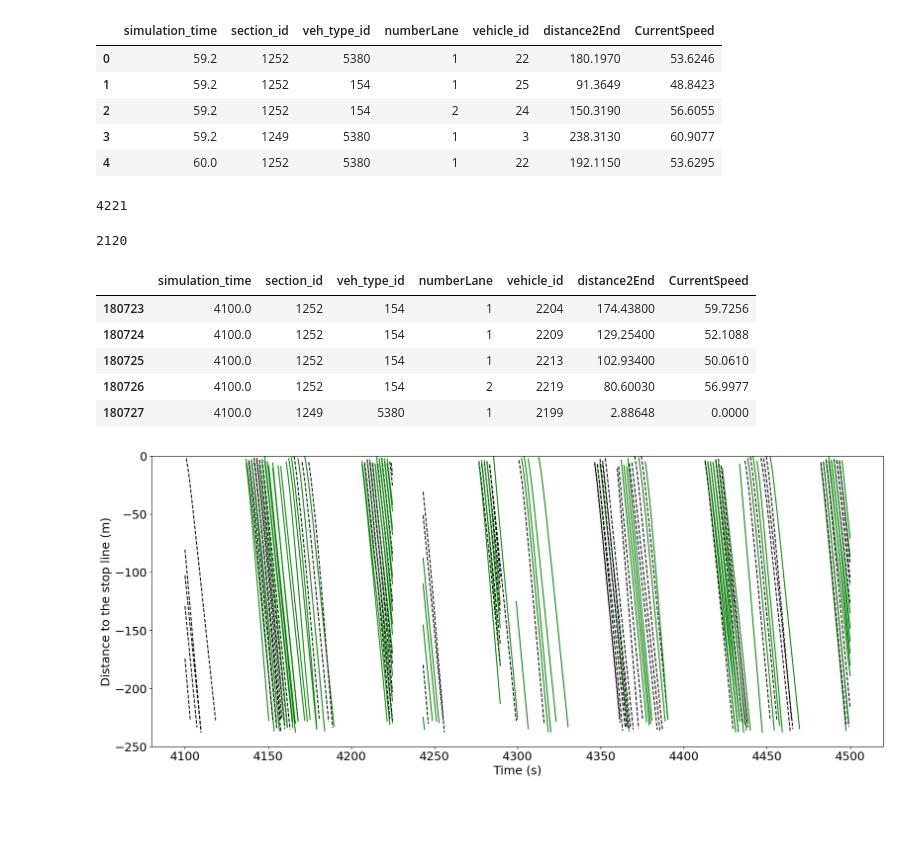
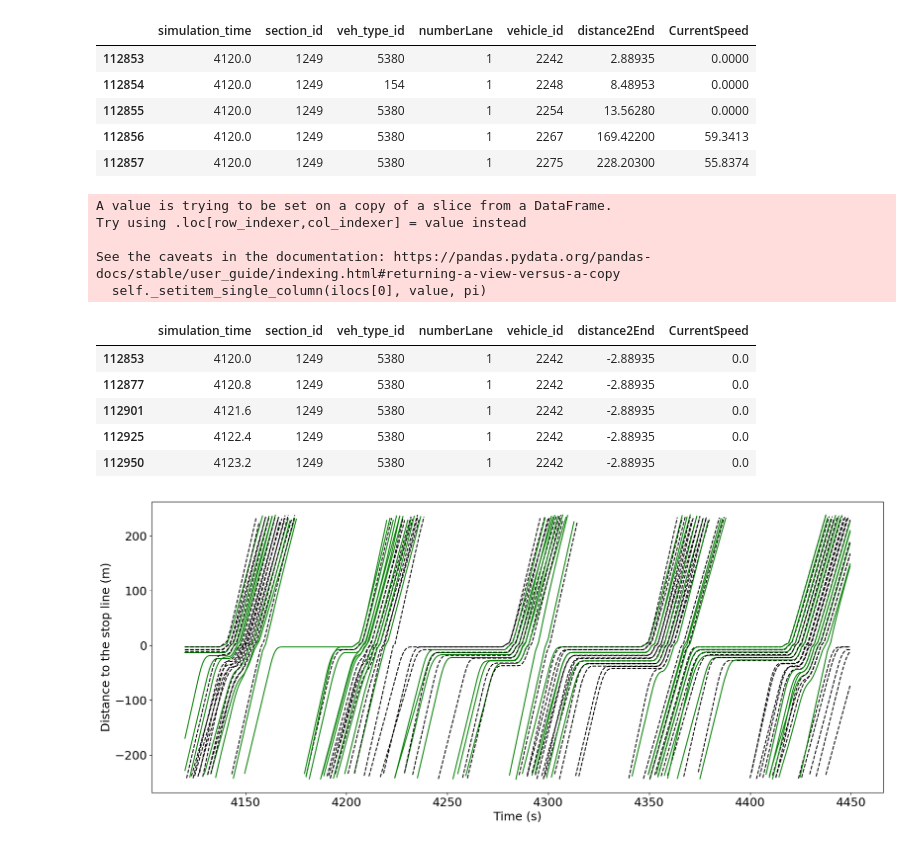
Before and after one commit to AlexWangVT/eco-driving_powertrain, a Jupyter notebook: original network/trajctory_plot.ipynb, the cells around one changed output. Cells and saved outputs as stored; diff of their text form; code cells hidden in the pictures; blank space fills up the shorter version.

Commit message:
successfully create no-control scenario and output the results of this scenario

```diff
--- a/original network/trajctory_plot.ipynb
+++ b/original network/trajctory_plot.ipynb
@@ -4,57 +4,63 @@ import numpy as np
 import matplotlib.pyplot as plt
 # %%
 trajectory_results = pd.read_csv('Eco_Traj.txt', delimiter='\t')
-trajectory_results.head()
+filter_trajctory_by_time = trajectory_results[trajectory_results['simulation_time'].between(4120, 4450)]
+vehicle_id = filter_trajctory_by_time.vehicle_id.unique()
+control_vehicle_id = 5380
+non_control_vehicle_id = 154
+section_dict = {'1249': [1252, 5325], '1272': [1270, 1784]}
+filter_trajctory_by_time.head()
 # %% [output]
 |  | simulation_time | section_id | veh_type_id | numberLane | vehicle_id | distance2End | CurrentSpeed |
-| 0 | 59.2 | 1252 | 5380 | 1 | 22 | 180.1970 | 53.6246 |
-| 1 | 59.2 | 1252 | 154 | 1 | 25 | 91.3649 | 48.8423 |
-| 2 | 59.2 | 1252 | 154 | 2 | 24 | 150.3190 | 56.6055 |
-| 3 | 59.2 | 1249 | 5380 | 1 | 3 | 238.3130 | 60.9077 |
-| 4 | 60.0 | 1252 | 5380 | 1 | 22 | 192.1150 | 53.6295 |
+| 112853 | 4120.0 | 1249 | 5380 | 1 | 2242 | 2.88935 | 0.0000 |
+| 112854 | 4120.0 | 1249 | 154 | 1 | 2248 | 8.48953 | 0.0000 |
+| 112855 | 4120.0 | 1249 | 5380 | 1 | 2254 | 13.56280 | 0.0000 |
+| 112856 | 4120.0 | 1249 | 5380 | 1 | 2267 | 169.42200 | 59.3413 |
+| 112857 | 4120.0 | 1249 | 5380 | 1 | 2275 | 228.20300 | 55.8374 |
-# %%
-trajectory_results.vehicle_id.nunique()
-# %% [output]
-4221
-# %%
-trajectory_results[trajectory_results.veh_type_id==154].vehicle_id.nunique()
-# %% [output]
-2120
-# %%
-filter_trajctory_by_time = trajectory_results[trajectory_results['simulation_time'].between(4100, 4500)]
-filter_trajctory_by_time.head()
-# %% [output]
-|  | simulation_time | section_id | veh_type_id | numberLane | vehicle_id | distance2End | CurrentSpeed |
-| 180723 | 4100.0 | 1252 | 154 | 1 | 2204 | 174.43800 | 59.7256 |
-| 180724 | 4100.0 | 1252 | 154 | 1 | 2209 | 129.25400 | 52.1088 |
-| 180725 | 4100.0 | 1252 | 154 | 1 | 2213 | 102.93400 | 50.0610 |
-| 180726 | 4100.0 | 1252 | 154 | 2 | 2219 | 80.60030 | 56.9977 |
-| 180727 | 4100.0 | 1249 | 5380 | 1 | 2199 | 2.88648 | 0.0000 |
+# %%
+for col_section, downstream_section in section_dict.items():
+        col_section = int(col_section)
+        filter_trajctory_by_time.loc[filter_trajctory_by_time['section_id']==col_section, 'distance2End'] *= -1
+# %% [output]
+A value is trying to be set on a copy of a slice from a DataFrame.
+Try using .loc[row_indexer,col_indexer] = value instead
+
+See the caveats in the documentation: https://pandas.pydata.org/pandas-docs/stable/user_guide/indexing.html#returning-a-view-versus-a-copy
+  self._setitem_single_column(ilocs[0], value, pi)
 # %%
-vehicle_id = filter_trajctory_by_time.vehicle_id.unique()
-control_vehicle_id = 5380
-non_control_vehicle_id = 154
-section_id = [1252]
+plot_sec_id = [1249, 1252]
+numlane = [1, 2, 3]
+reduced_trajectory = filter_trajctory_by_time[filter_trajctory_by_time.section_id.isin(plot_sec_id)]
+error_check = pd.DataFrame(columns=['simulation_time', 'section_id', 'veh_type_id', 'numberLane', 'vehicle_id', 'distance2End', 'CurrentSpeed'])
 
 plt.figure(figsize=(20,8))
+
 for veh_id in vehicle_id:
-    veh_id_df = filter_trajctory_by_time[filter_trajctory_by_time.vehicle_id == veh_id].sort_values('simulation_time')
-    veh_id_df = veh_id_df[veh_id_df['section_id'].isin(section_id)]
-    veh_id_df = veh_id_df[veh_id_df['numberLane'].isin([1,2])]
+    veh_id_df = reduced_trajectory[reduced_trajectory.vehicle_id == veh_id].sort_values('simulation_time')
 
-    # veh_id_trajectory = veh_id_df.CurrentSpeed
-    distance2End = veh_id_df['distance2End'] * -1
-    time = veh_id_df['simulation_time']
+    if veh_id_df['section_id'] not in np.array(plot_sec_id[0]): # do not plot trajectories for those which do not travel from the control section
+        continue
+
     if control_vehicle_id in veh_id_df['veh_type_id'].unique():
         color = 'g'
     else:
         color = 'k--'
 
-    plt.plot(time, distance2End, color)
-    plt.ylim((-250, 0))
+    veh_id_df = veh_id_df[veh_id_df['numberLane'].isin(numlane)]
+    error_check = error_check.append(veh_id_df)
+    time = veh_id_df['simulation_time']
+    plt.plot(time, veh_id_df['distance2End'], color)
     plt.xlabel('Time (s)', fontdict={'size':18, 'color':'black'})
     plt.ylabel('Distance to the stop line (m)', fontdict={'size': 18})
     plt.xticks(fontsize = 18)
     plt.yticks(fontsize = 18)
+
+error_check.head()
 # %% [output]
+|  | simulation_time | section_id | veh_type_id | numberLane | vehicle_id | distance2End | CurrentSpeed |
+| 112853 | 4120.0 | 1249 | 5380 | 1 | 2242 | -2.88935 | 0.0 |
+| 112877 | 4120.8 | 1249 | 5380 | 1 | 2242 | -2.88935 | 0.0 |
+| 112901 | 4121.6 | 1249 | 5380 | 1 | 2242 | -2.88935 | 0.0 |
+| 112925 | 4122.4 | 1249 | 5380 | 1 | 2242 | -2.88935 | 0.0 |
+| 112950 | 4123.2 | 1249 | 5380 | 1 | 2242 | -2.88935 | 0.0 |
-[figure, old version]
+[figure, new version]
```
Also changed, not shown: parts of 3 cells of this notebook, 14 other files.
